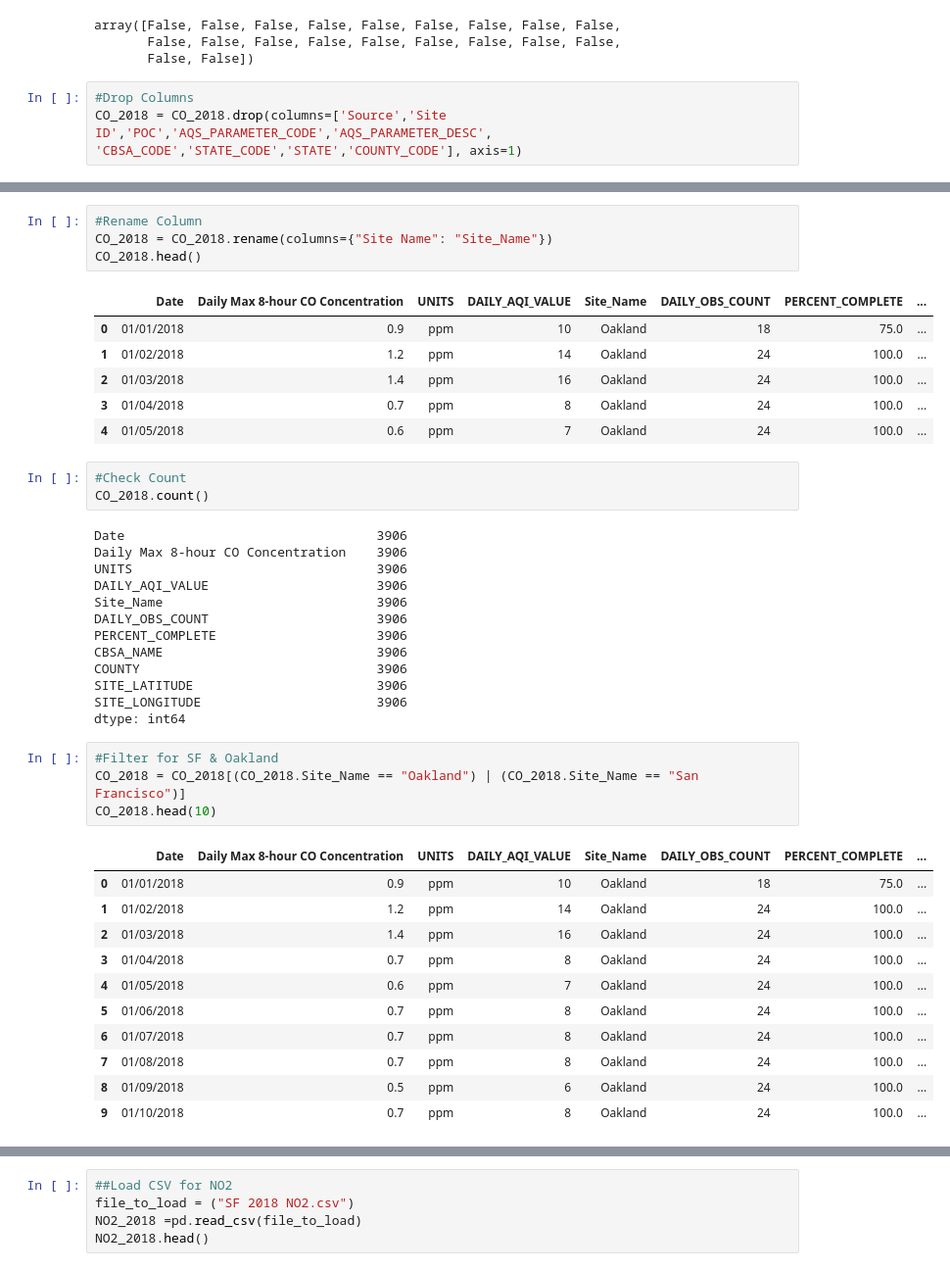
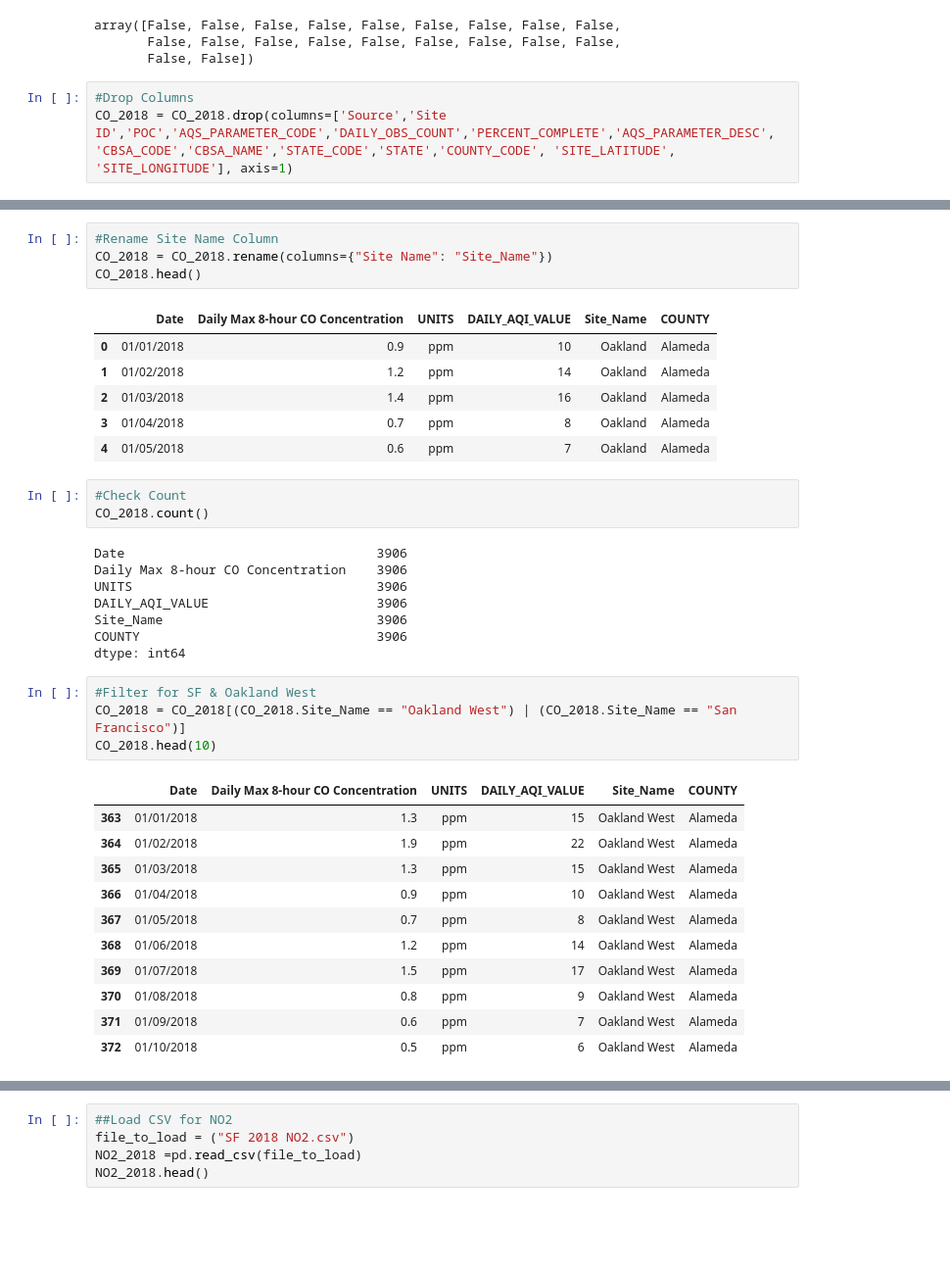
Before and after one commit to a56k/Final_Project_AQI_Level_SF, a Jupyter notebook: AmirO/Final Project CSVs/2018/Cleaning_Data 2018.ipynb, the cells around one changed output, grey strips where cells are left out. Shown at 98% size. Drawn from its saved outputs; the diff is of its cells as text; blank space fills up the shorter version.

```diff
--- a/AmirO/Final Project CSVs/2018/Cleaning_Data 2018.ipynb
+++ b/AmirO/Final Project CSVs/2018/Cleaning_Data 2018.ipynb
@@ -34,7 +34,7 @@ array([False, False, False, False, False, False, False, False, False,
        False, False])
 # %%
 #Drop Columns
-CO_2018 = CO_2018.drop(columns=['Source','Site ID','POC','AQS_PARAMETER_CODE','AQS_PARAMETER_DESC', 'CBSA_CODE','STATE_CODE','STATE','COUNTY_CODE'], axis=1)
+CO_2018 = CO_2018.drop(columns=['Source','Site ID','POC','AQS_PARAMETER_CODE','DAILY_OBS_COUNT','PERCENT_COMPLETE','AQS_PARAMETER_DESC', 'CBSA_CODE','CBSA_NAME','STATE_CODE','STATE','COUNTY_CODE', 'SITE_LATITUDE', 'SITE_LONGITUDE'], axis=1)
 # %%
 #Check DataFrame
 CO_2018.head()
@@ -48,14 +48,14 @@ CO_2018.head()
 # %%
-#Rename Column
+#Rename Site Name Column
 CO_2018 = CO_2018.rename(columns={"Site Name": "Site_Name"})
 CO_2018.head()
 # %% [output]
-|  | Date | Daily Max 8-hour CO Concentration | UNITS | DAILY_AQI_VALUE | Site_Name | DAILY_OBS_COUNT | PERCENT_COMPLETE | ... |
-| 0 | 01/01/2018 | 0.9 | ppm | 10 | Oakland | 18 | 75.0 | ... |
-| 1 | 01/02/2018 | 1.2 | ppm | 14 | Oakland | 24 | 100.0 | ... |
-| 2 | 01/03/2018 | 1.4 | ppm | 16 | Oakland | 24 | 100.0 | ... |
-| 3 | 01/04/2018 | 0.7 | ppm | 8 | Oakland | 24 | 100.0 | ... |
-| 4 | 01/05/2018 | 0.6 | ppm | 7 | Oakland | 24 | 100.0 | ... |
+|  | Date | Daily Max 8-hour CO Concentration | UNITS | DAILY_AQI_VALUE | Site_Name | COUNTY |
+| 0 | 01/01/2018 | 0.9 | ppm | 10 | Oakland | Alameda |
+| 1 | 01/02/2018 | 1.2 | ppm | 14 | Oakland | Alameda |
+| 2 | 01/03/2018 | 1.4 | ppm | 16 | Oakland | Alameda |
+| 3 | 01/04/2018 | 0.7 | ppm | 8 | Oakland | Alameda |
+| 4 | 01/05/2018 | 0.6 | ppm | 7 | Oakland | Alameda |
 # %%
 #Check Count
 CO_2018.count()
@@ -65,27 +65,22 @@ Daily Max 8-hour CO Concentration    3906
 UNITS                                3906
 DAILY_AQI_VALUE                      3906
 Site_Name                            3906
-DAILY_OBS_COUNT                      3906
-PERCENT_COMPLETE                     3906
-CBSA_NAME                            3906
 COUNTY                               3906
-SITE_LATITUDE                        3906
-SITE_LONGITUDE                       3906
 dtype: int64
 # %%
-#Filter for SF & Oakland
-CO_2018 = CO_2018[(CO_2018.Site_Name == "Oakland") | (CO_2018.Site_Name == "San Francisco")]
+#Filter for SF & Oakland West
+CO_2018 = CO_2018[(CO_2018.Site_Name == "Oakland West") | (CO_2018.Site_Name == "San Francisco")]
 CO_2018.head(10)
 # %% [output]
-|  | Date | Daily Max 8-hour CO Concentration | UNITS | DAILY_AQI_VALUE | Site_Name | DAILY_OBS_COUNT | PERCENT_COMPLETE | ... |
-| 0 | 01/01/2018 | 0.9 | ppm | 10 | Oakland | 18 | 75.0 | ... |
-| 1 | 01/02/2018 | 1.2 | ppm | 14 | Oakland | 24 | 100.0 | ... |
-| 2 | 01/03/2018 | 1.4 | ppm | 16 | Oakland | 24 | 100.0 | ... |
-| 3 | 01/04/2018 | 0.7 | ppm | 8 | Oakland | 24 | 100.0 | ... |
-| 4 | 01/05/2018 | 0.6 | ppm | 7 | Oakland | 24 | 100.0 | ... |
-| 5 | 01/06/2018 | 0.7 | ppm | 8 | Oakland | 24 | 100.0 | ... |
-| 6 | 01/07/2018 | 0.7 | ppm | 8 | Oakland | 24 | 100.0 | ... |
-| 7 | 01/08/2018 | 0.7 | ppm | 8 | Oakland | 24 | 100.0 | ... |
-| 8 | 01/09/2018 | 0.5 | ppm | 6 | Oakland | 24 | 100.0 | ... |
-| 9 | 01/10/2018 | 0.7 | ppm | 8 | Oakland | 24 | 100.0 | ... |
+|  | Date | Daily Max 8-hour CO Concentration | UNITS | DAILY_AQI_VALUE | Site_Name | COUNTY |
+| 363 | 01/01/2018 | 1.3 | ppm | 15 | Oakland West | Alameda |
+| 364 | 01/02/2018 | 1.9 | ppm | 22 | Oakland West | Alameda |
+| 365 | 01/03/2018 | 1.3 | ppm | 15 | Oakland West | Alameda |
+| 366 | 01/04/2018 | 0.9 | ppm | 10 | Oakland West | Alameda |
+| 367 | 01/05/2018 | 0.7 | ppm | 8 | Oakland West | Alameda |
+| 368 | 01/06/2018 | 1.2 | ppm | 14 | Oakland West | Alameda |
+| 369 | 01/07/2018 | 1.5 | ppm | 17 | Oakland West | Alameda |
+| 370 | 01/08/2018 | 0.8 | ppm | 9 | Oakland West | Alameda |
+| 371 | 01/09/2018 | 0.6 | ppm | 7 | Oakland West | Alameda |
+| 372 | 01/10/2018 | 0.5 | ppm | 6 | Oakland West | Alameda |
 # %%
```
Also changed, not shown: parts of 45 cells of this notebook, 20 other files.
